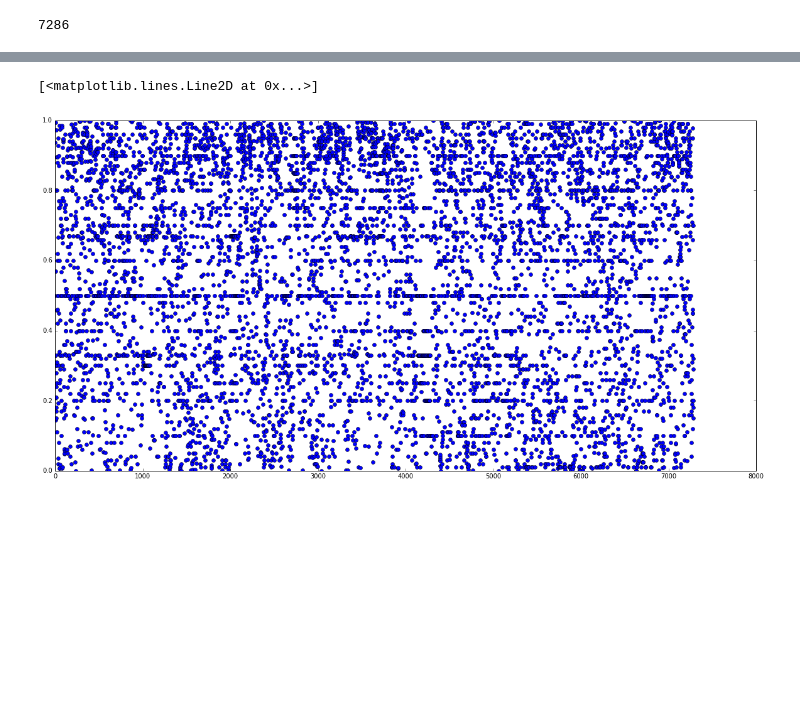
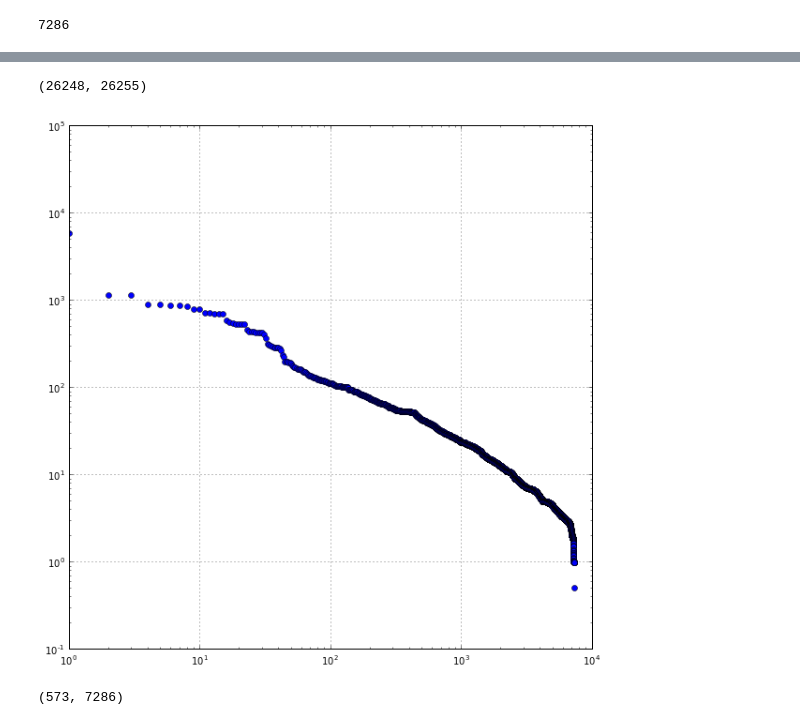
Before and after one commit to bismayan/MaterialsMachineLearning, a Jupyter notebook: Cleaning_Stoichiometry.ipynb, the cells around one changed output, grey strips where cells are left out. Saved outputs shown, nothing was run; the diff lists cells and outputs as text; code cells hidden in the pictures; blank space fills up the shorter version.

```diff
--- a/Cleaning_Stoichiometry.ipynb
+++ b/Cleaning_Stoichiometry.ipynb
@@ -61,6 +86,10 @@ truly_not_stoich_dat=st_array[truly_not_stoich]
+# %%
+len(stoich_thresh),len(sort_stoich)
+# %% [output]
+(26248, 26255)
 # %%
-plt.figure(figsize=(20,10))
-plt.plot(np.modf(np.sum(truly_not_stoich_dat,axis=1))[0],'o')
+plt.figure(figsize=(10,10))
+plt.loglog(sorted(np.sum(truly_not_stoich_dat,axis=1),reverse=True),'o')
+plt.grid()
 # %% [output]
-[<matplotlib.lines.Line2D at 0x...>]
-[figure, old version]
+[figure, new version]
@@ -66,0 +99,4 @@ plt.plot(np.modf(np.sum(truly_not_stoich_dat,axis=1))[0],'o')
+# %%
+len(not_stoich_thresh),len(truly_not_stoich_dat)
+# %% [output]
+(573, 7286)
```
Also changed, not shown: parts of 8 cells of this notebook, 6 other files.
